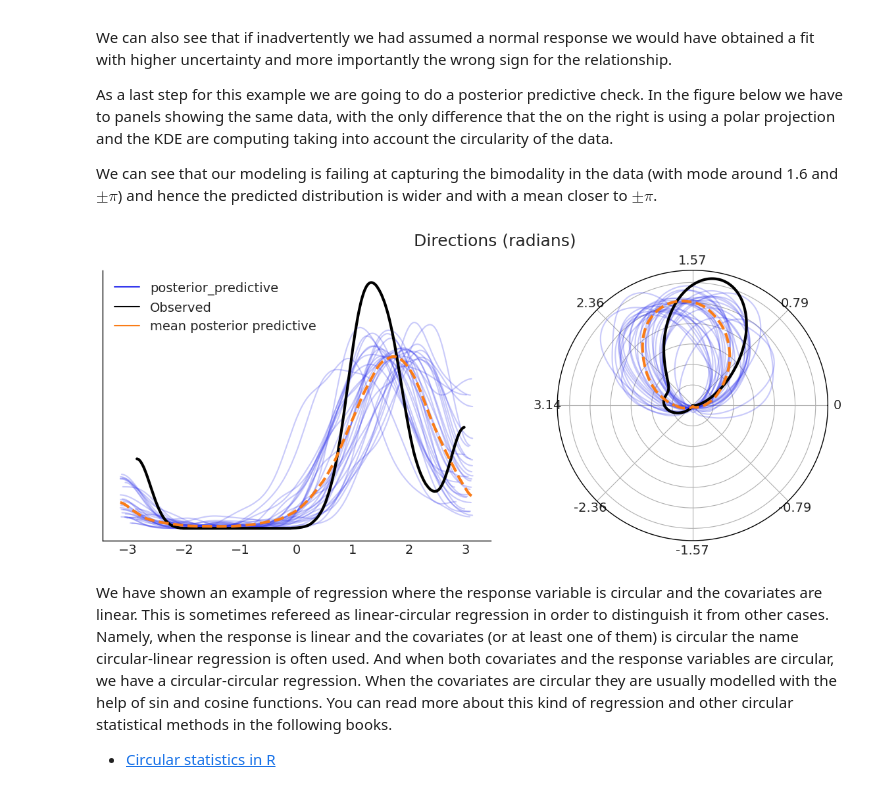
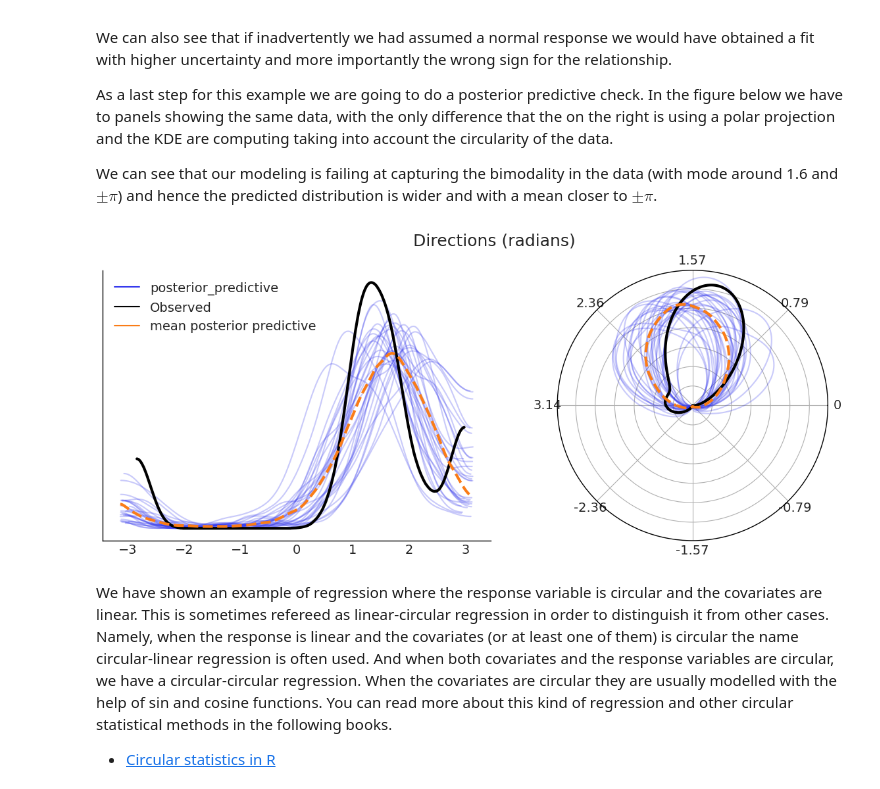
Before and after one commit to bambinos/bambi, a Jupyter notebook: docs/notebooks/circular_regression.ipynb, the cells around one changed output. Saved outputs shown, nothing was run; the diff lists cells and outputs as text; code cells hidden in the pictures.

Commit message:
Add prior to intercept in VonMises family for identifiability reasons

```diff
--- a/docs/notebooks/circular_regression.ipynb
+++ b/docs/notebooks/circular_regression.ipynb
@@ -41,7 +41,12 @@ data.head()
 # %% [markdown]
 Just to compare results, we are going to use the VonMises family and the normal (default) family.
 # %%
-model_vm = bmb.Model("direction ~ distance", data, family="vonmises")
+model_vm = bmb.Model(
+    "direction ~ distance",
+    data,
+    family="vonmises",
+    priors={"Intercept": bmb.Prior("Normal", sigma=1)} # Identifiability reasons
+)
 idata_vm = model_vm.fit(include_response_params=True)
 
 model_n = bmb.Model("direction ~ distance", data)
@@ -97,27 +93,43 @@ We can see that our modeling is failing at capturing the bimodality in the data
 # %%
 fig = plt.figure(figsize=(12, 5))
 ax0 = plt.subplot(121)
 ax1 = plt.subplot(122, projection="polar")
 
 model_vm.predict(idata_vm, kind="response")
-pp_samples = az.extract_dataset(idata_vm, group="posterior_predictive", num_samples=200)["direction"]
+pp_samples = az.extract(
+    idata_vm,
+    group="posterior_predictive",
+    var_names="direction",
+    num_samples=200
+)
 colors = ["C0" , "k", "C1"]
 
 for ax, circ in zip((ax0, ax1), (False, "radians", colors)):
     for s in pp_samples:
-        az.plot_kde(s.values,  plot_kwargs={"color":colors[0], "alpha": 0.25}, is_circular=circ, ax=ax)
-    az.plot_kde(idata_vm.observed_data["direction"].values,
-                plot_kwargs={"color":colors[1], "lw":3}, is_circular=circ, ax=ax)
-    az.plot_kde(idata_vm.posterior_predictive["direction"].values,
-                plot_kwargs={"color":colors[2], "ls":"--", "lw":3}, is_circular=circ, ax=ax)
+        az.plot_kde(
+            s.values, plot_kwargs={"color":colors[0], "alpha": 0.25}, is_circular=circ, ax=ax
+        )
+
+    az.plot_kde(
+        idata_vm.observed_data["direction"].values,
+        plot_kwargs={"color":colors[1], "lw":3},
+        is_circular=circ,
+        ax=ax
+    )
+    az.plot_kde(
+        idata_vm.posterior_predictive["direction"].values,
+        plot_kwargs={"color":colors[2], "ls":"--", "lw":3},
+        is_circular=circ,
+        ax=ax
+    )
 
 custom_lines = [Line2D([0], [0], color=c) for c in colors]
 
 ax0.legend(custom_lines, ["posterior_predictive", "Observed", 'mean posterior predictive'])
 ax0.set_yticks([])
 fig.suptitle("Directions (radians)", fontsize=18);
 # %% [output]
-[figure, old version]
+[figure, new version]
 # %% [markdown]
 We have shown an example of regression where the response variable is circular and the covariates are linear. This is sometimes refereed as linear-circular regression in order to distinguish it from other cases. Namely, when the response is linear and the covariates (or at least one of them) is circular the name circular-linear regression is often used. And when both covariates and the response variables are circular, we have a circular-circular regression. When the covariates are circular they are usually modelled with the help of sin and cosine functions. You can read more about this kind of regression and other circular statistical methods in the following books.
 
```
Also changed, not shown: parts of 4 cells of this notebook.
